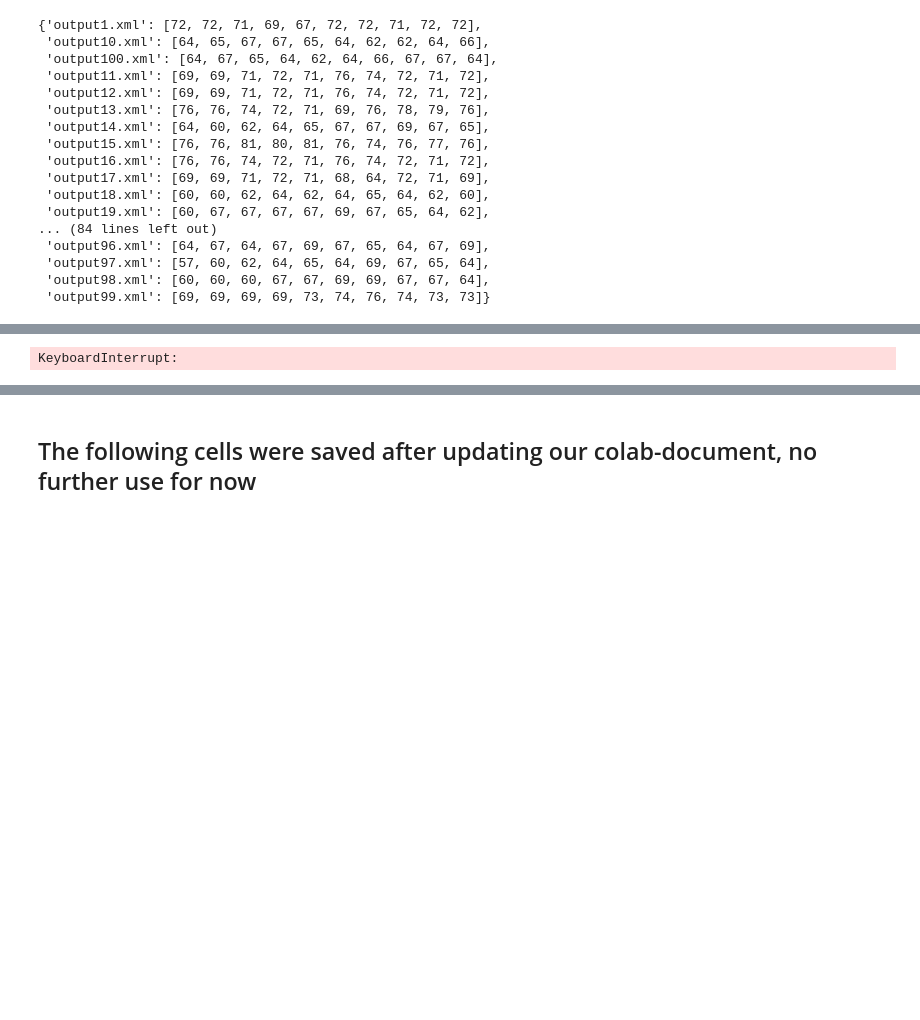
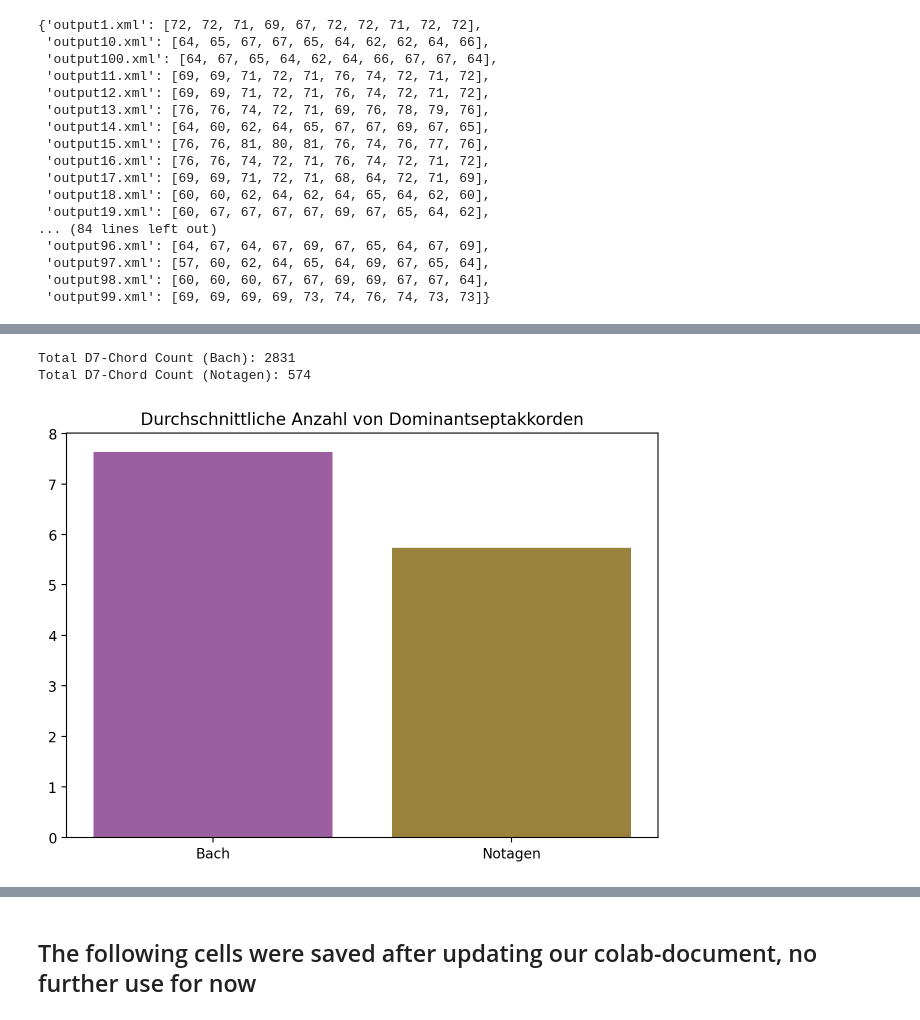
Before and after one commit to jasonvla/bachAndNotagenCorpora, a Jupyter notebook: Bachprojekt.ipynb, the cells around one changed output, grey strips where cells are left out. Saved outputs shown, nothing was run; the diff lists cells and outputs as text; code cells hidden in the pictures; blank space fills up the shorter version.

```diff
--- a/Bachprojekt.ipynb
+++ b/Bachprojekt.ipynb
@@ -1,11 +1,17 @@
 # %%
 """
-adding notagen corpus
+add notagen corpus
 """
+from music21 import *
+notagen_corpus = corpus.corpora.LocalCorpus("notagen")
+notagen_corpus.addPath(r"~\notagen-pieces\scores\Baroque_BachJohannSebastian_Choral")
+notagen_corpus.save()
+for path in notagen_corpus.getPaths():
+    score = corpus.parse(path) # is that a way to iterate over our notagen corpus?
 
-from music21 import *
-notagencorpus = corpus.corpora.LocalCorpus("notagen")
-notagencorpus.addPath(r"~\notagen-pieces\scores\Baroque_BachJohannSebastian_Choral")
-notagencorpus.save()
-for path in notagencorpus.getPaths():
-    score = corpus.parse(path) # is that a way to iterate over our notagen corpus?
+"""
+import libraries
+"""
+import pandas as pd
+import matplotlib.pyplot as plt
+import numpy as np
@@ -393,37 +317,46 @@ extract_notagen_snippets(notagencorpus)
 4. Dominant seventh chords
 """
 import music21 as m21
-
+import numpy as np
 # NOTAGEN
 
 d7_count_ai = 0
 d7_ai_chord_list = [] #do we want/need a list? maybe we could specify what d7 chords occur often?
-for path in notagencorpus.getPaths():
+for path in notagen_corpus.getPaths():
     score = corpus.parse(path)
     scoreChords = score.chordify()
     for chord in scoreChords.recurse().getElementsByClass(m21.chord.Chord):
         if chord.isDominantSeventh():
             d7_ai_chord_list.append([chord.beatStr, chord])
             d7_count_ai += 1
         else:
             continue
 
 
 # BACH
 d7_count = 0
 d7_bach_chord_list = []
 
 bach_chorales = m21.corpus.chorales.Iterator()
 for piece in bach_chorales:
     pieceChords = piece.chordify()
     for chord in pieceChords.recurse().getElementsByClass(m21.chord.Chord):
         if chord.isDominantSeventh():
             d7_bach_chord_list.append([chord.beatStr, chord])
             d7_count += 1
         else:
             continue
 
 print(f"Total D7-Chord Count (Bach): {d7_count}")
 print(f"Total D7-Chord Count (Notagen): {d7_count_ai}")
+x  = np.array(["Bach", "Notagen"])
+y = np.array([d7_count / 371, d7_count_ai / 100]) ## relative counts
+plt.bar(x, y, color=COLORS)
+plt.title("Durchschnittliche Anzahl von Dominantseptakkorden")
+plt.tight_layout()
+#plt.savefig("dominant_chords.pdf")
+plt.show()
 # %% [output]
-KeyboardInterrupt:
+Total D7-Chord Count (Bach): 2831
+Total D7-Chord Count (Notagen): 574
+[figure, added]
```
Also changed, not shown: parts of 12 cells of this notebook.
